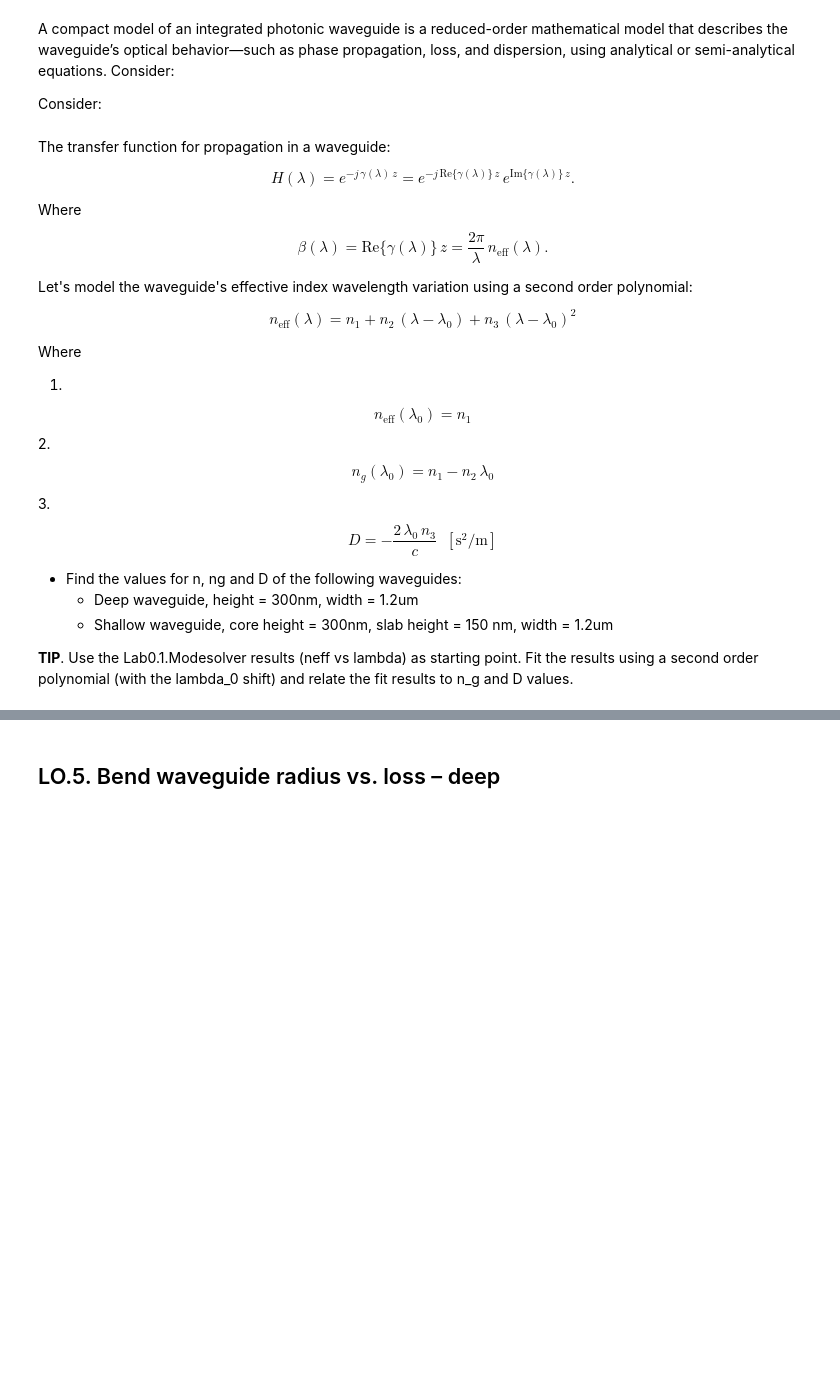
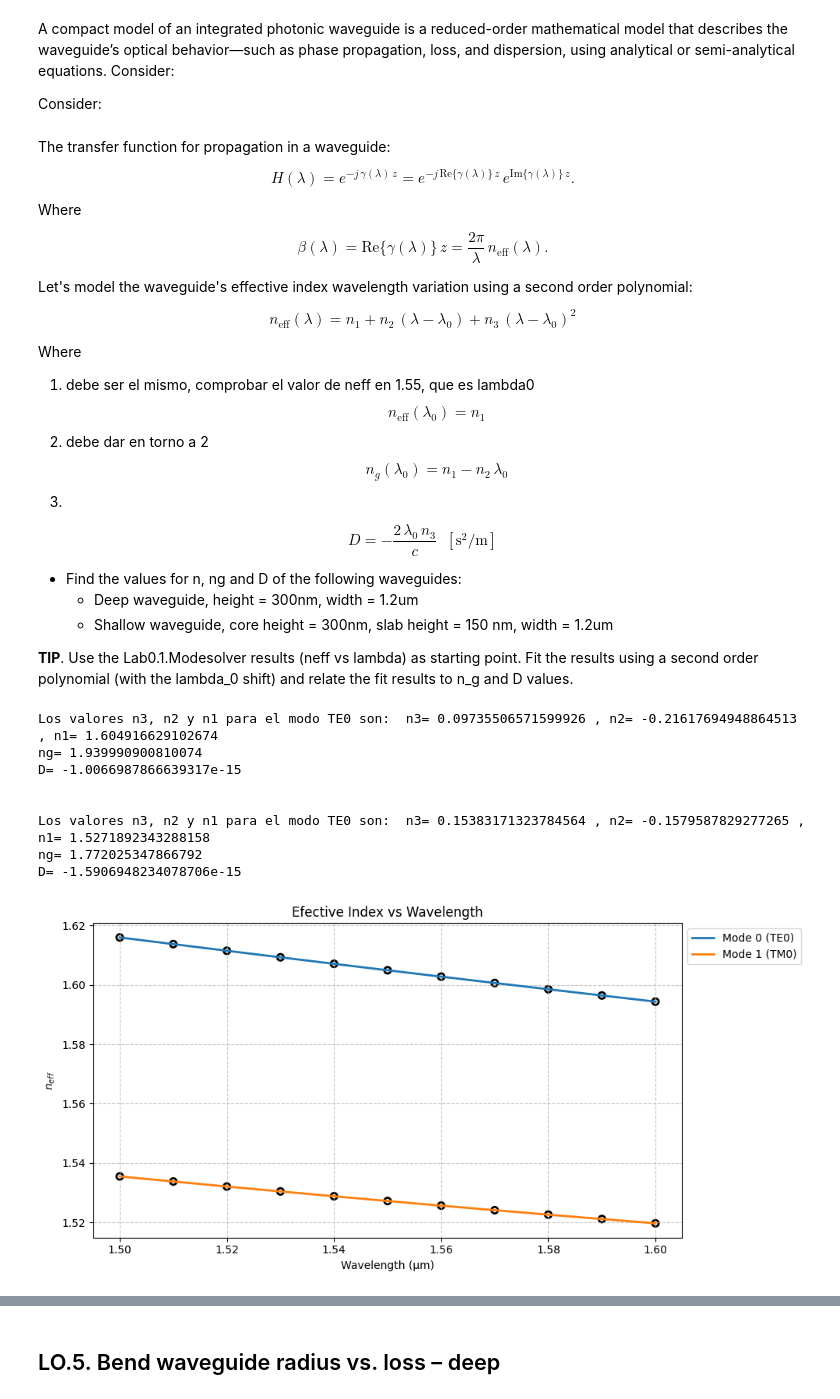
Before and after one commit to agargin/cifoin-lab1, a Jupyter notebook: WAVEGUIDES_Student.ipynb, the cells around one changed output, grey strips where cells are left out. Saved outputs shown, nothing was run; the diff lists cells and outputs as text; code cells hidden in the pictures; blank space fills up the shorter version.

Commit message:
Actualizado cuadernillo final y añadida presentación de resultados

```diff
--- a/WAVEGUIDES_Student.ipynb
+++ b/WAVEGUIDES_Student.ipynb
@@ -383,11 +361,11 @@ $$
 
 Where
 
-1.
+1. debe ser el mismo, comprobar el valor de neff en 1.55, que es lambda0
 $$
 n_\mathrm{eff}(\lambda_0) = n_1
 $$
-2.
+2. debe dar en torno a 2
 $$
 n_g(\lambda_0) = n_1 - n_2\,\lambda_0
 $$
@@ -405,0 +410,53 @@ $$
+# %%
+c = 299792458 #m/s
+um = 1e-6 #sirve para pasar la lambda_0 de um a m
+wavelength = np.linspace(1500, 1600,11) * nm
+
+
+#Sabiendo que en deep_waveguide.n_eff se tiene la variación de neff en función de lambda para los 4 primeros modos de propagación, se pueden
+#guardar previamente dichos resultados. Estos serán los valores de y = neff(lambda) de la ecuación cuyos n1, n2 y n3 han de resolverse.
+#x será un vector de longitudes de onda como los anteriores pero restando lambda 0
+lambda_0 = 1550 * nm # equivalente a 1,55 um
+
+lambdas = (np.linspace(1500, 1600,11) * nm) - lambda_0
+#lambdas = np.linspace(-0.05, 0.05,11) * nm
+
+# print(lambdas)
+
+#resOfMode0 y ...OfMode1 tienen parte imaginaria pero que despreciaremos:
+resOfMode0 = resOfMode0.real
+resOfMode1 = resOfMode1.real
+
+n3_mode0, n2_mode0, n1_mode0 = np.polyfit(lambdas, resOfMode0, 2) #polyfit(x,y,degree)
+print("Los valores n3, n2 y n1 para el modo TE0 son: ", "n3=", n3_mode0, ", n2=", n2_mode0, ", n1=" ,n1_mode0)
+print("ng=", n1_mode0-(n2_mode0*lambda_0))
+print("D=", (-2*lambda_0*um*n3_mode0)/c)
+
+print("\n")
+
+n3_mode1, n2_mode1, n1_mode1 = np.polyfit(lambdas, resOfMode1, 2) #polyfit(x,y,degree)
+print("Los valores n3, n2 y n1 para el modo TE0 son: ", "n3=", n3_mode1, ", n2=", n2_mode1, ", n1=" ,n1_mode1)
+print("ng=", n1_mode1-(n2_mode1*lambda_0))
+print("D=", (-2*lambda_0*um*n3_mode1)/c)
+
+
+neff_TE0 = []
+neff_TM0 = []
+
+for x in wavelength:
+    neff_TE0.append(neff(x, n1_mode0, n2_mode0, n3_mode0, lambda_0))
+    neff_TM0.append(neff(x, n1_mode1, n2_mode1, n3_mode1, lambda_0))
+
+#Representamos en un mismo plot los resultados obtenidos de neff para los dos primeros modos
+#de la guía de onda según sus n3, n2 y n1
+representarResultados(neff_TE0, neff_TM0, wavelength)
+# %% [output]
+Los valores n3, n2 y n1 para el modo TE0 son:  n3= 0.09735506571599926 , n2= -0.21617694948864513 , n1= 1.604916629102674
+ng= 1.939990900810074
+D= -1.0066987866639317e-15
+
+
+Los valores n3, n2 y n1 para el modo TE0 son:  n3= 0.15383171323784564 , n2= -0.1579587829277265 , n1= 1.5271892343288158
+ng= 1.772025347866792
+D= -1.5906948234078706e-15
+[figure, added]
```
Also changed, not shown: parts of 18 cells of this notebook, 2 other files.
